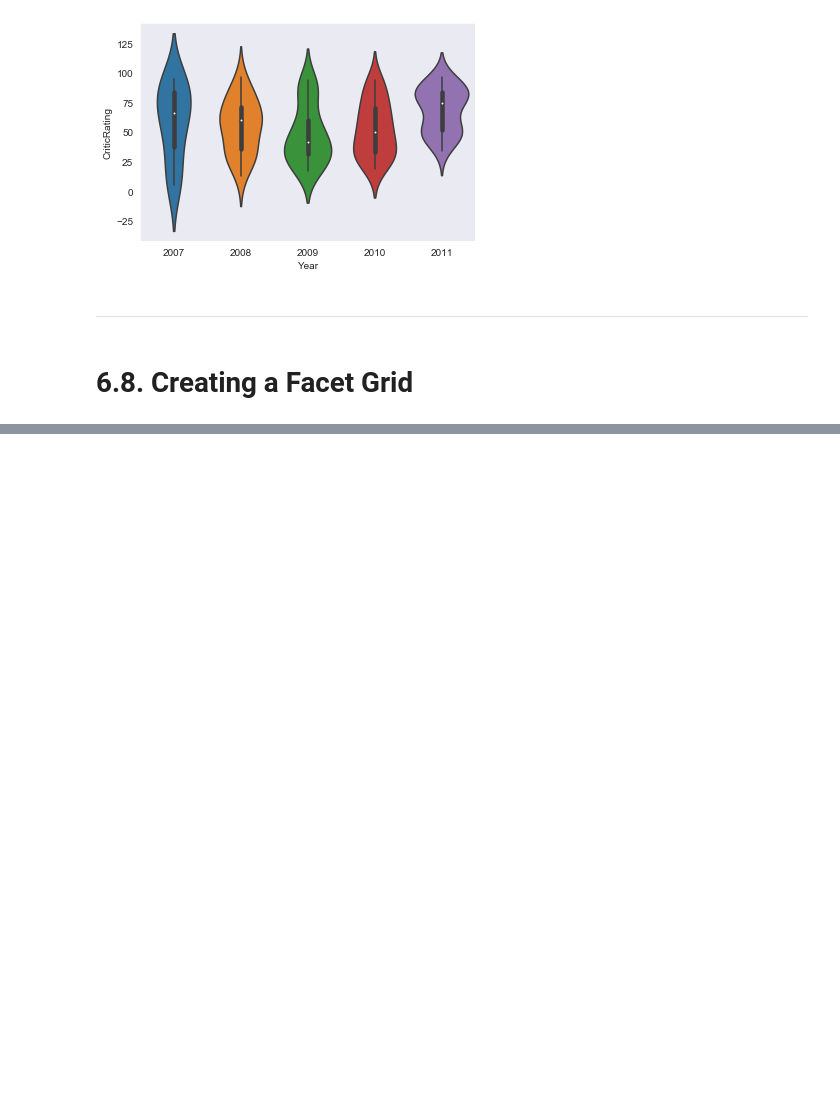
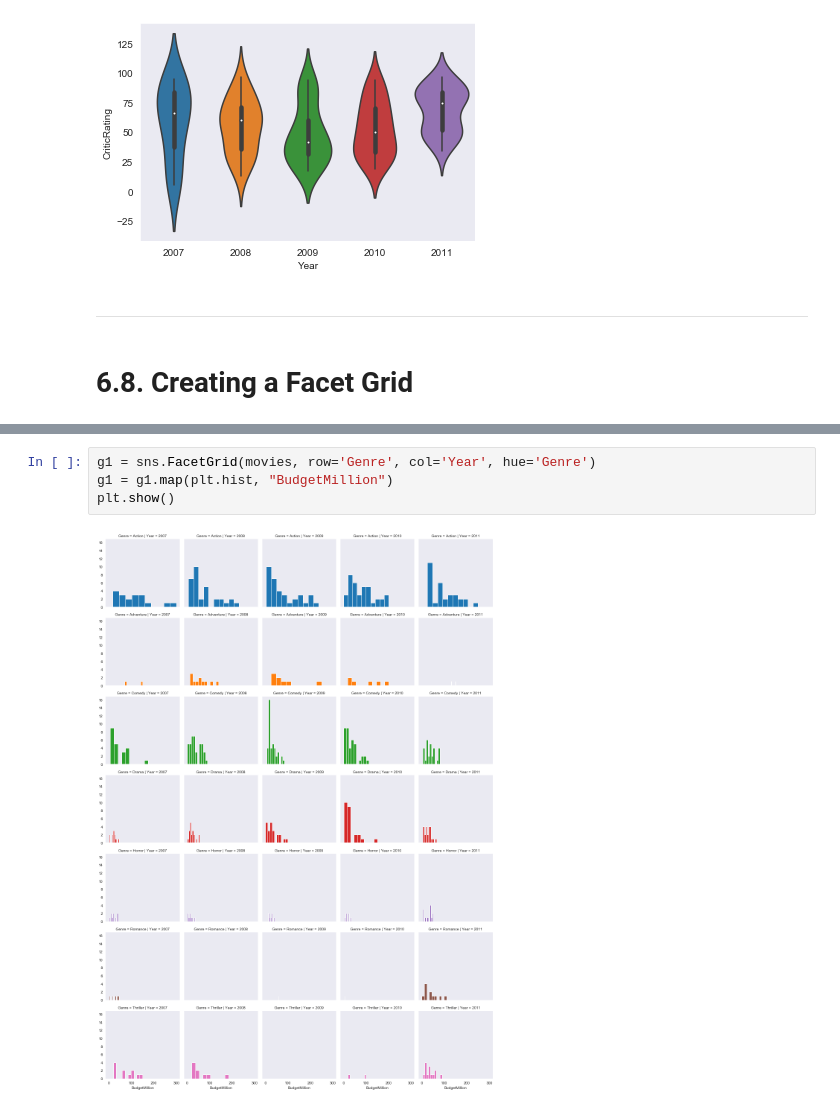
Before and after one commit to crivisan/Thesis_Prep, a Jupyter notebook: 1_Py4DS/6_Advanced_Visualization.ipynb, the cells around one changed output, grey strips where cells are left out. Cells and saved outputs as stored; diff of their text form; blank space fills up the shorter version.

```diff
--- a/1_Py4DS/6_Advanced_Visualization.ipynb
+++ b/1_Py4DS/6_Advanced_Visualization.ipynb
@@ -340,0 +355,6 @@ z2b = sns.violinplot(data=movies[movies.Genre=="Drama"], x="Year", y="CriticRati
+# %%
+g1 = sns.FacetGrid(movies, row='Genre', col='Year', hue='Genre')
+g1 = g1.map(plt.hist, "BudgetMillion")
+plt.show()
+# %% [output]
+[figure, added]
```
Also changed, not shown: parts of 19 cells of this notebook.
